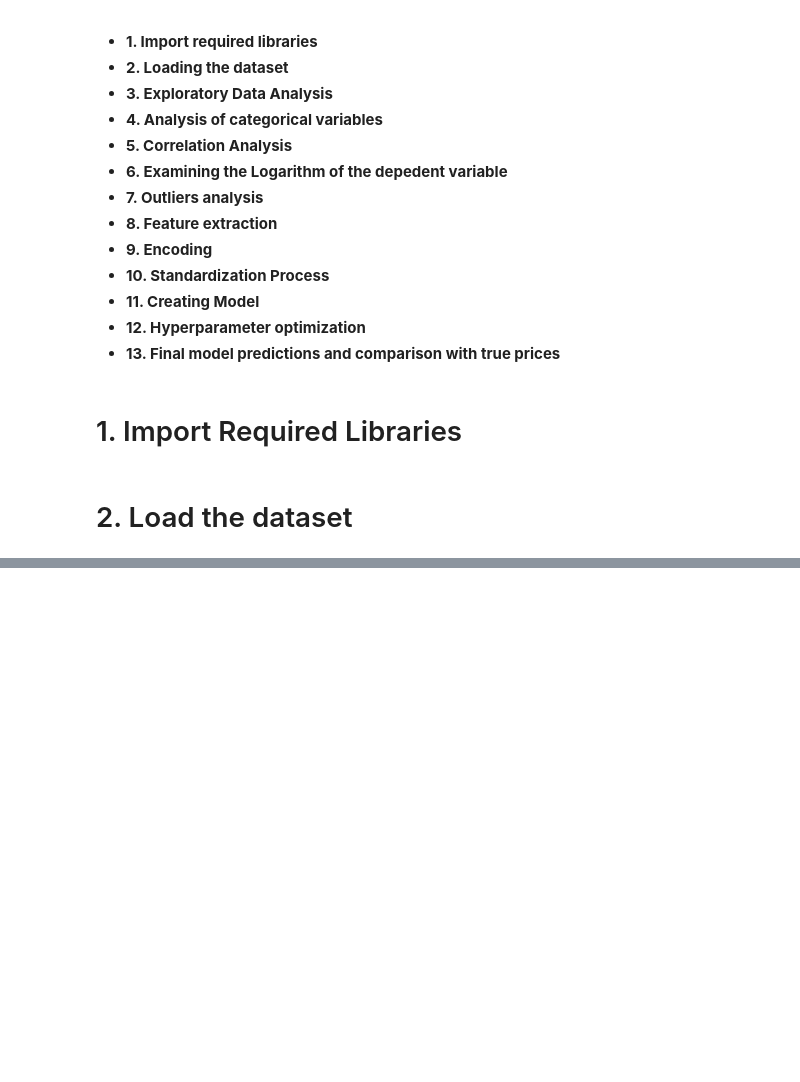
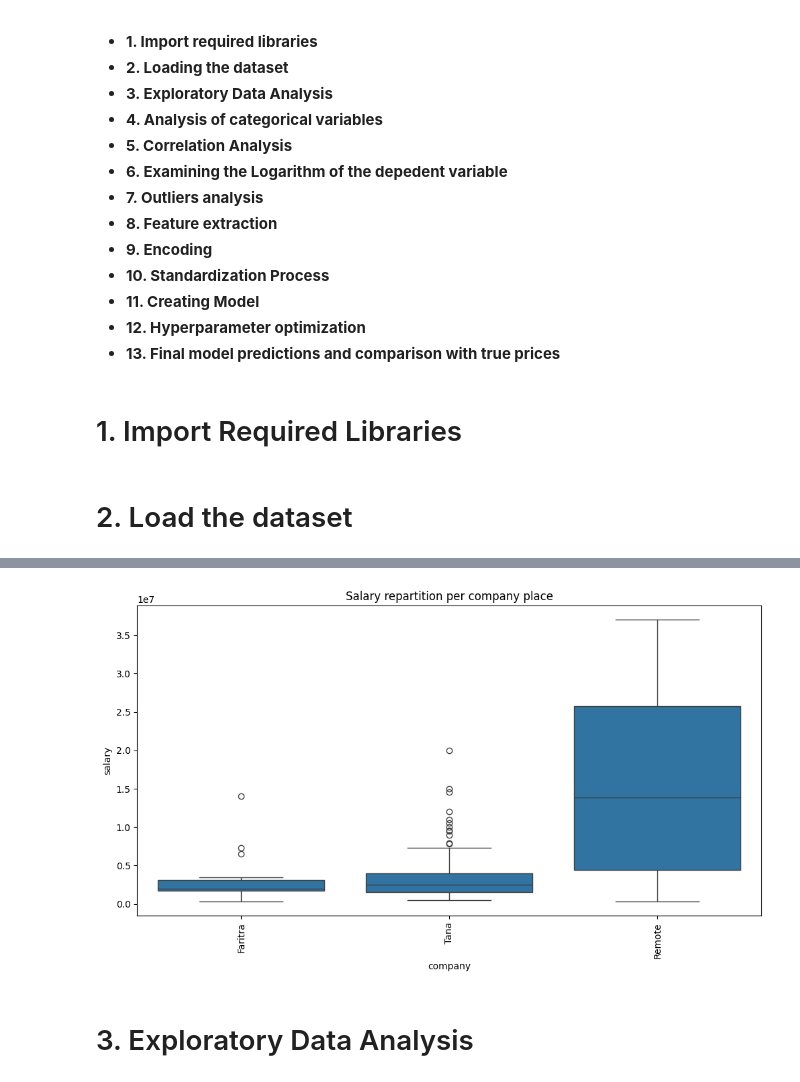
Before and after one commit to Malagasy-IT-worker/Machine-Learning-Karama, a Jupyter notebook: monitor.ipynb, the cells around one changed output, grey strips where cells are left out. Cells and saved outputs as stored; diff of their text form; code cells hidden in the pictures; blank space fills up the shorter version.

```diff
--- a/monitor.ipynb
+++ b/monitor.ipynb
@@ -74,0 +127,18 @@ df.head(8)
+# %%
+replace_to = {
+    'Antananarivo': 'Tana', 'Analamanga': 'Tana', 'Madagascar': 'Tana', 'Tananarivo': 'Tana', 'antananarivo': 'Tana',
+    'Toamasina': 'Faritra', 'Toliara': 'Faritra', 'Fianarantsoa': 'Faritra', 'Mahajanga': 'Faritra', 'Ihosy': 'Faritra',
+    'Remote France': 'Remote', 'Remote Belgique': 'Remote', 'Remote USA': 'Remote'
+}
+
+df['company'] = df['company'].replace(replace_to)
+# %%
+plt.figure(figsize=(12, 6))
+sns.boxplot(x='company', y='salary', data=df)
+plt.xticks(rotation=90)
+plt.title('Salary repartition per company place')
+plt.show()
+# %% [output]
+[figure, added]
+# %% [markdown]
+# 3. Exploratory Data Analysis
```
Also changed, not shown: parts of 11 cells of this notebook.
